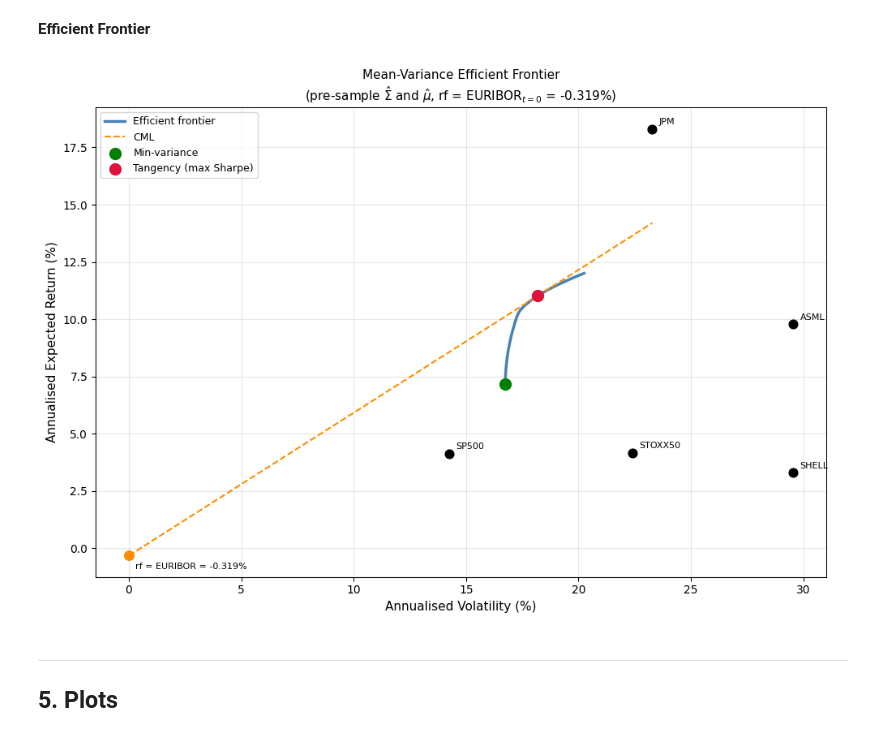
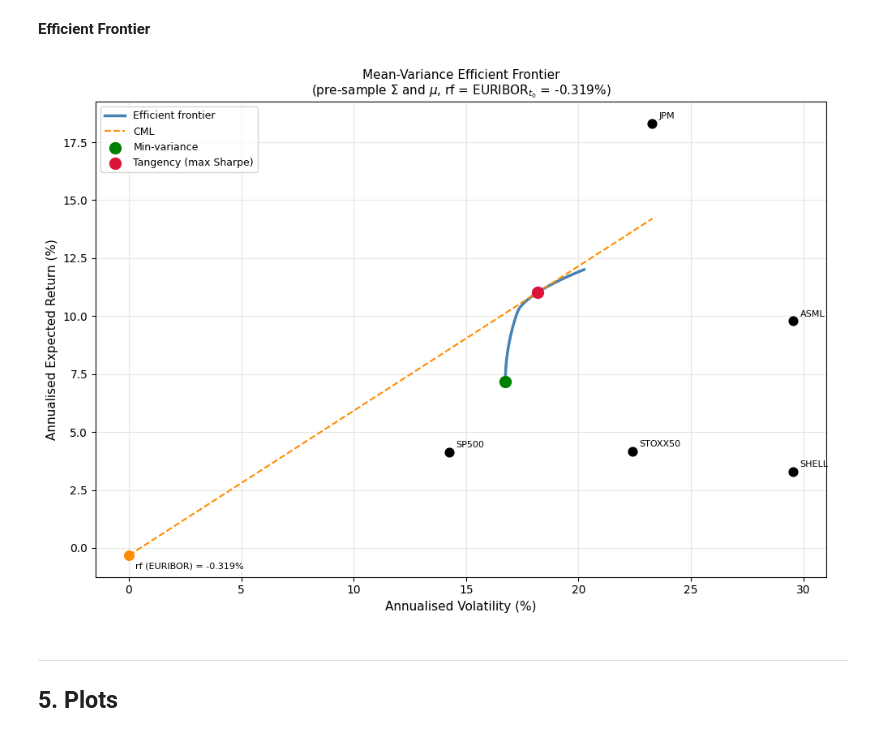
Before and after one commit to siddharthyashkukreja-cloud/QFRM_Assignments, a Jupyter notebook: Assignment_1/01_sid_data.ipynb, the cells around one changed output. Drawn from its saved outputs; the diff is of its cells as text; code cells hidden in the pictures.

```diff
--- a/Assignment_1/01_data_pipeline.ipynb
+++ b/Assignment_1/01_sid_data.ipynb
@@ -361,80 +364,82 @@ Loan (fixed-rate):   coupon=1.1810%  maturity=9.2430y  mod_dur=9.1351y
 **Efficient Frontier**
 # %%
 # ── Efficient frontier ────────────────────────────────────────────────────────
-target_rets = np.linspace(mu_ann.min () * 0.8, mu_ann.max() * 1.1, 300)
-frontier_vols, frontier_rets = [], []
+targetrets = np.linspace(mu.min() * 0.8, mu.max() * 1.1, 300)
+frontiervols, frontierrets = [], []
 
-for target in target_rets:
-    constraints = [
-        {"type": "eq", "fun": lambda w: w.sum() - 1},
-        {"type": "eq", "fun": lambda w, t=target: w @ mu_ann.values - t}
-    ]
-    res = minimize(lambda w: w @ S @ w, x0, method="SLSQP",
-                   bounds=bounds, constraints=constraints,
-                   options={"ftol": 1e-12, "maxiter": 1000})
+for target in targetrets:
+    res = minimize(
+        fun=lambda w: w @ S @ w,
+        x0=x0, method="SLSQP", bounds=bounds,
+        constraints=[
+            {"type": "eq", "fun": lambda w: w.sum() - 1},
+            {"type": "eq", "fun": lambda w, t=target: w @ mu - t},
+        ],
+        options={"ftol": 1e-12, "maxiter": 1000}
+    )
     if res.success:
-        frontier_vols.append(np.sqrt(res.fun))
-        frontier_rets.append(target)
+        frontiervols.append(np.sqrt(res.fun))
+        frontierrets.append(target)
 
-frontier_vols = np.array(frontier_vols)
-frontier_rets = np.array(frontier_rets)
+frontiervols = np.array(frontiervols)
+frontierrets = np.array(frontierrets)
 
 # upper (efficient) half only
-mask      = frontier_rets >= port_ret(w_minvar)
-eff_vols  = frontier_vols[mask]
-eff_rets  = frontier_rets[mask]
+ret_minvar = w_minvar @ mu
+mask    = frontierrets >= ret_minvar
+effvols = frontiervols[mask]
+effrets = frontierrets[mask]
 
-# CML from rf through tangency
-vol_tan   = port_vol(w_tangent)
-ret_tan   = port_ret(w_tangent)
-cml_vols  = np.linspace(0, eff_vols.max() * 1.15, 200)
-cml_rets  = rf_annual + ((ret_tan - rf_annual) / vol_tan) * cml_vols
+# CML: from rf through tangency point
+vol_tan = np.sqrt(w_tangent @ S @ w_tangent)
+ret_tan = w_tangent @ mu
+cmlvols = np.linspace(0, effvols.max() * 1.15, 200)
+cmlrets = rf + (ret_tan - rf) / vol_tan * cmlvols
 
-# individual asset vols and returns (pre-sample)
-asset_vols = np.sqrt(np.diag(S))
-asset_rets = mu_ann.values
+# individual asset scatter (pre-sample)
+assetvols = np.sqrt(np.diag(S))
+assetrets = mu
 
 # ── Plot ──────────────────────────────────────────────────────────────────────
 fig, ax = plt.subplots(figsize=(10, 7))
 
-ax.plot(eff_vols * 100, eff_rets * 100,
+ax.plot(effvols * 100, effrets * 100,
         color="steelblue", linewidth=2.5, label="Efficient frontier")
-
-ax.plot(cml_vols * 100, cml_rets * 100,
+ax.plot(cmlvols * 100, cmlrets * 100,
         color="darkorange", linewidth=1.5, linestyle="--", label="CML")
 
-ax.scatter(asset_vols * 100, asset_rets * 100,
+ax.scatter(assetvols * 100, assetrets * 100,
            color="black", s=60, zorder=5)
 for i, col in enumerate(RISKY):
-    ax.annotate(col, (asset_vols[i] * 100, asset_rets[i] * 100),
+    ax.annotate(col, (assetvols[i] * 100, assetrets[i] * 100),
                 textcoords="offset points", xytext=(6, 4), fontsize=8)
 
-ax.scatter(port_vol(w_minvar) * 100, port_ret(w_minvar) * 100,
+ax.scatter(np.sqrt(w_minvar @ S @ w_minvar) * 100, ret_minvar * 100,
            color="green", s=100, zorder=6, label="Min-variance")
 
 ax.scatter(vol_tan * 100, ret_tan * 100,
            color="crimson", s=100, zorder=6, label="Tangency (max Sharpe)")
 
-ax.scatter(0, rf_annual * 100, color="darkorange", s=70, zorder=6)
-ax.annotate(f"rf = EURIBOR = {rf_annual*100:.3f}%", (0, rf_annual * 100),
+ax.scatter(0, rf * 100, color="darkorange", s=70, zorder=6)
+ax.annotate(f"rf (EURIBOR) = {rf*100:.3f}%", (0, rf * 100),
             textcoords="offset points", xytext=(6, -12), fontsize=8)
 
 ax.set_xlabel("Annualised Volatility (%)", fontsize=11)
 ax.set_ylabel("Annualised Expected Return (%)", fontsize=11)
 ax.set_title(
     "Mean-Variance Efficient Frontier\n"
-    r"(pre-sample $\hat{\Sigma}$ and $\hat{\mu}$, "
-    f"rf = EURIBOR$_{{t=0}}$ = {rf_annual*100:.3f}%)",
-    fontsize=11
+    r"(pre-sample $\Sigma$ and $\mu$, "
+    f"rf = EURIBOR$_{{t_0}}$ = {rf*100:.3f}%)",
+    fontsize=11,
 )
 ax.legend(fontsize=9, loc="upper left")
 ax.grid(True, alpha=0.3)
 
 plt.tight_layout()
-plt.savefig("plots/efficient_frontier.png", dpi=150, bbox_inches="tight")
+plt.savefig("plots/efficientfrontier.png", dpi=150, bbox_inches="tight")
 plt.show()
 # %% [output]
-[figure, old version]
+[figure, new version]
 # %% [markdown]
 ---
 ## 5. Plots
```
Also changed, not shown: parts of 1 cell of this notebook, 1 other file.
